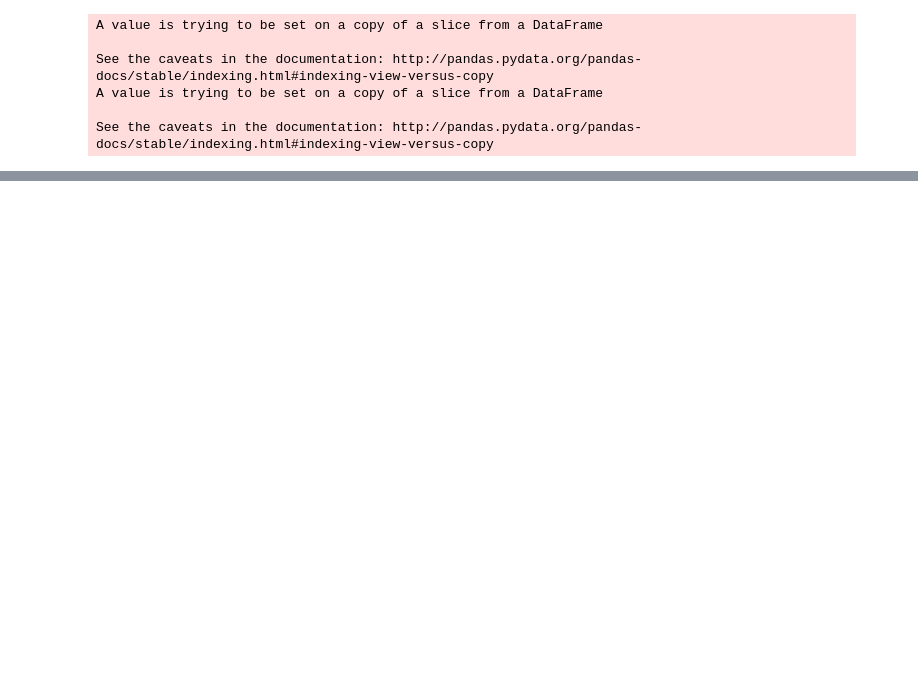
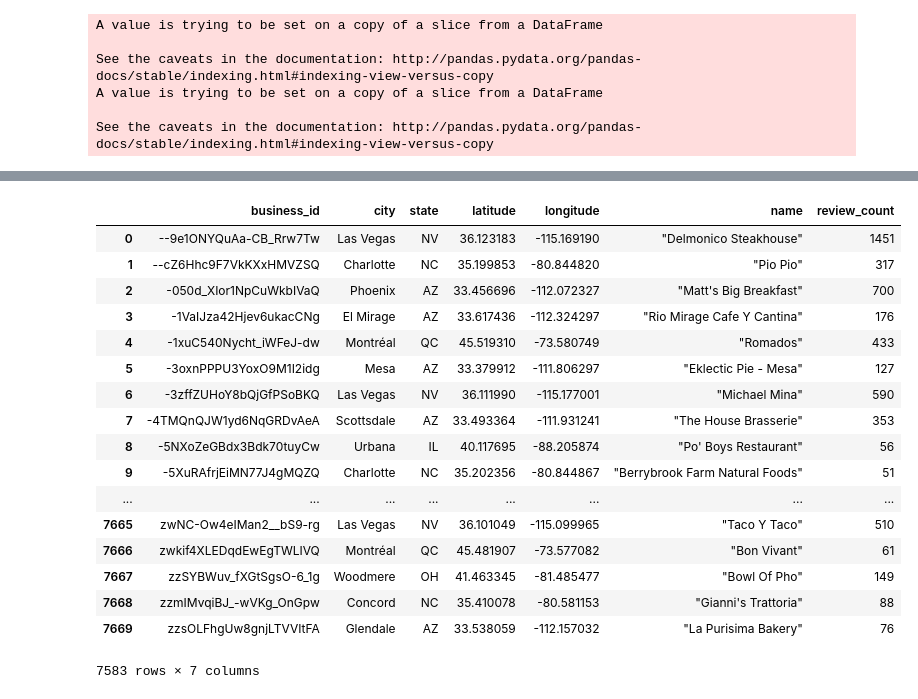
Before and after one commit to akwlee/COGS108_Repo, a Jupyter notebook: data_cleaning.ipynb, the cells around one changed output, grey strips where cells are left out. Saved outputs shown, nothing was run; the diff lists cells and outputs as text; code cells hidden in the pictures; blank space fills up the shorter version.

```diff
--- a/data_cleaning.ipynb
+++ b/data_cleaning.ipynb
@@ -162,0 +445,6 @@ df_Final.to_csv('df_Final.csv', sep='\t')
+# %%
+df_Final_BusinessID2 = df_Final_BusinessID2.drop(['city_y', 'state_y', 'latitude_y', 'longitude_y'], axis=1)
+# %%
+df_Final_BusinessID2.columns = ['unnamed1', 'unnamed2', 'business_id', 'city', 'state', 'latitude', 'longitude', 'name', 'review_count']
+# %%
+df_Final_BusinessID2 = df_Final_BusinessID2.drop(['unnamed1', 'unnamed2'], axis=1)
@@ -162,0 +460,2 @@ df_Final.to_csv('df_Final.csv', sep='\t')
+# %%
+df_Final_BusinessID2.reset_index(drop=True, inplace=True)
@@ -162,0 +498,24 @@ df_Final.to_csv('df_Final.csv', sep='\t')
+# %%
+vc = df_Final_BusinessID2['city'].value_counts()
+u  = [i not in set(vc[vc==1].index) for i in df_Final_BusinessID2['city']]
+df_Final_BusinessID2 = df_Final_BusinessID2[u]
+df_Final_BusinessID2
+# %% [output]
+|  | business_id | city | state | latitude | longitude | name | review_count |
+| 0 | --9e1ONYQuAa-CB_Rrw7Tw | Las Vegas | NV | 36.123183 | -115.169190 | "Delmonico Steakhouse" | 1451 |
+| 1 | --cZ6Hhc9F7VkKXxHMVZSQ | Charlotte | NC | 35.199853 | -80.844820 | "Pio Pio" | 317 |
+| 2 | -050d_XIor1NpCuWkbIVaQ | Phoenix | AZ | 33.456696 | -112.072327 | "Matt's Big Breakfast" | 700 |
+| 3 | -1VaIJza42Hjev6ukacCNg | El Mirage | AZ | 33.617436 | -112.324297 | "Rio Mirage Cafe Y Cantina" | 176 |
+| 4 | -1xuC540Nycht_iWFeJ-dw | Montréal | QC | 45.519310 | -73.580749 | "Romados" | 433 |
+| 5 | -3oxnPPPU3YoxO9M1I2idg | Mesa | AZ | 33.379912 | -111.806297 | "Eklectic Pie - Mesa" | 127 |
+| 6 | -3zffZUHoY8bQjGfPSoBKQ | Las Vegas | NV | 36.111990 | -115.177001 | "Michael Mina" | 590 |
+| 7 | -4TMQnQJW1yd6NqGRDvAeA | Scottsdale | AZ | 33.493364 | -111.931241 | "The House Brasserie" | 353 |
+| 8 | -5NXoZeGBdx3Bdk70tuyCw | Urbana | IL | 40.117695 | -88.205874 | "Po' Boys Restaurant" | 56 |
+| 9 | -5XuRAfrjEiMN77J4gMQZQ | Charlotte | NC | 35.202356 | -80.844867 | "Berrybrook Farm Natural Foods" | 51 |
+| ... | ... | ... | ... | ... | ... | ... | ... |
+| 7665 | zwNC-Ow4eIMan2__bS9-rg | Las Vegas | NV | 36.101049 | -115.099965 | "Taco Y Taco" | 510 |
+| 7666 | zwkif4XLEDqdEwEgTWLIVQ | Montréal | QC | 45.481907 | -73.577082 | "Bon Vivant" | 61 |
+| 7667 | zzSYBWuv_fXGtSgsO-6_1g | Woodmere | OH | 41.463345 | -81.485477 | "Bowl Of Pho" | 149 |
+| 7668 | zzmIMvqiBJ_-wVKg_OnGpw | Concord | NC | 35.410078 | -80.581153 | "Gianni's Trattoria" | 88 |
+| 7669 | zzsOLFhgUw8gnjLTVVItFA | Glendale | AZ | 33.538059 | -112.157032 | "La Purisima Bakery" | 76 |
+7583 rows × 7 columns
```
Also changed, not shown: parts of 91 cells of this notebook, 4 other files.
